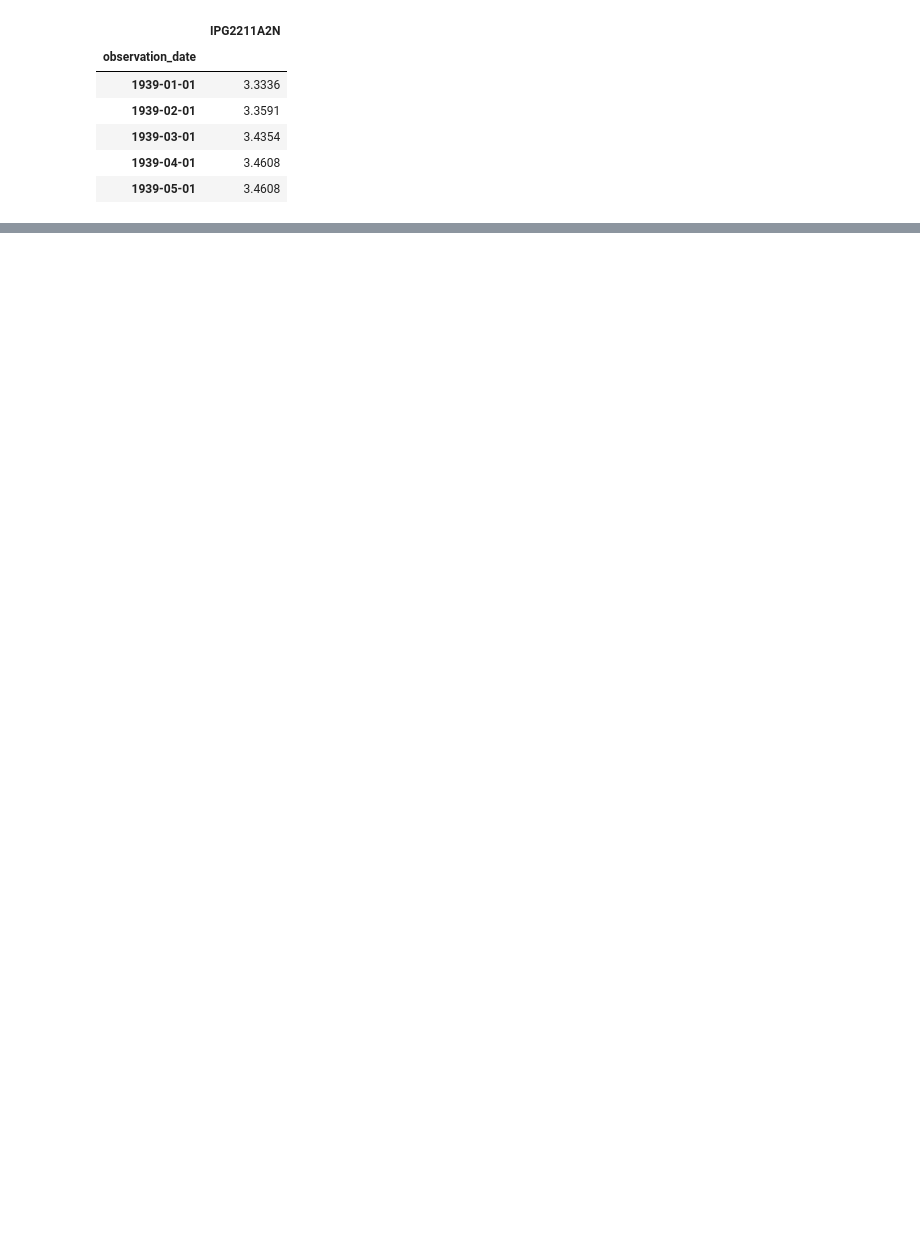
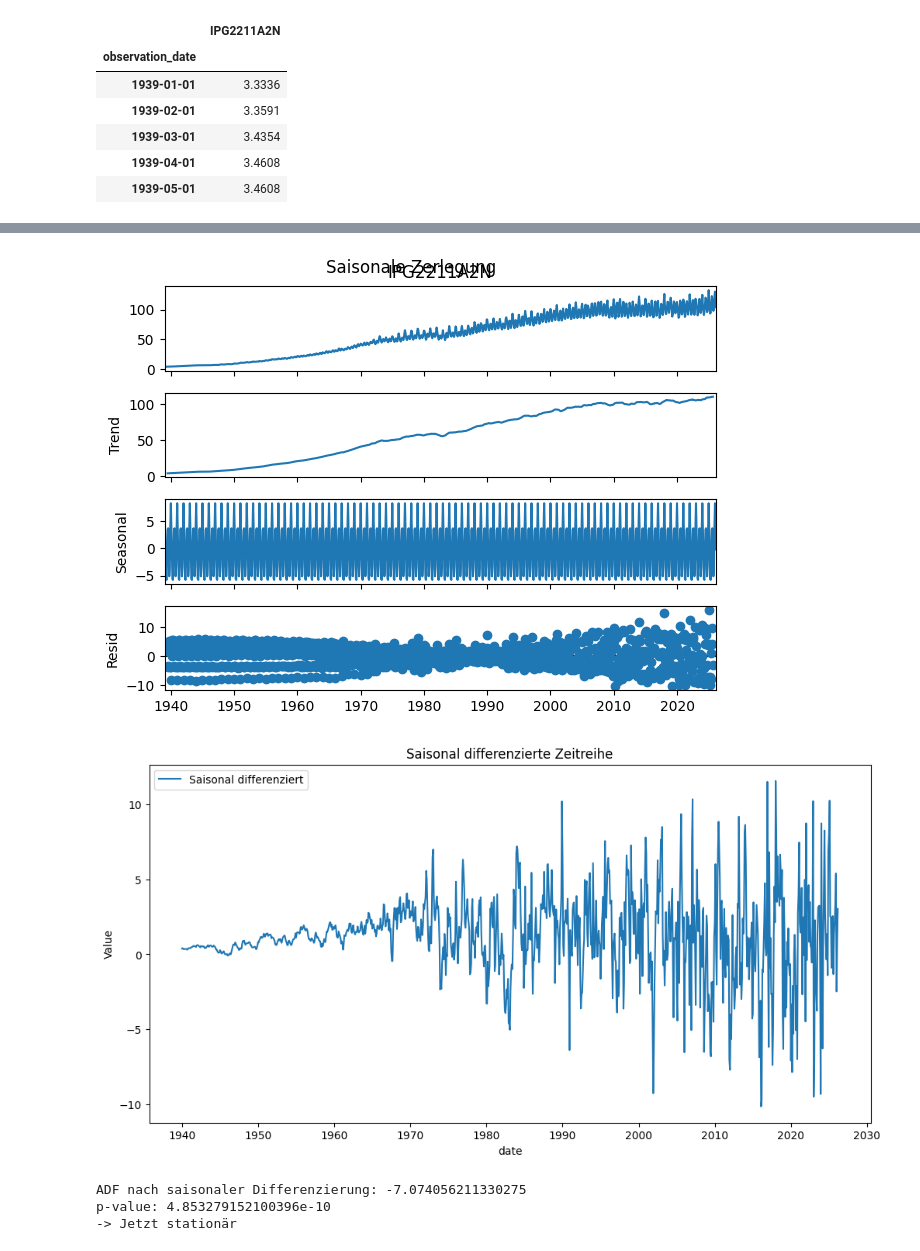
Before and after one commit to NicoBrn03/DaBi-Projektarbeit, a Jupyter notebook: Abgabe 2/ARMA_start.ipynb, the cells around one changed output, grey strips where cells are left out. Saved outputs shown, nothing was run; the diff lists cells and outputs as text; code cells hidden in the pictures; blank space fills up the shorter version.

```diff
--- a/Abgabe 2/ARMA_start.ipynb
+++ b/Abgabe 2/ARMA_start.ipynb
@@ -61 +90,35 @@ Warnings:
+# %%
+# Zeitreihe in Trend, Saisonalität und Residuen zerlegen
+# period=12 da monatliche Daten (12 Monate = 1 Jahr)
+decomposition = seasonal_decompose(time_series, model='additive', period=12)
+decomposition.plot()
+plt.suptitle('Saisonale Zerlegung')
+plt.show()
+
+# Saisonale Differenzierung um Periodizität zu entfernen
+# diff(12) subtrahiert den Wert vom Vorjahresmonat
+time_series_seasonal_diff = time_series.diff(12).dropna()
+
+plt.figure(figsize=(12,6))
+plt.plot(time_series_seasonal_diff, label='Saisonal differenziert')
+plt.xlabel('date')
+plt.ylabel('Value')
+plt.title('Saisonal differenzierte Zeitreihe')
+plt.legend()
+plt.show()
+
+# ADF-Test nach saisonaler Differenzierung zur Kontrolle
+result_sd = adfuller(time_series_seasonal_diff)
+print('ADF nach saisonaler Differenzierung:', result_sd[0])
+print('p-value:', result_sd[1])
+if result_sd[1] > 0.05:
+    print("-> Immer noch nicht stationär")
+else:
+    print("-> Jetzt stationär")
+# %% [output]
+[figure, added]
+[figure, added]
+ADF nach saisonaler Differenzierung: -7.074056211330275
+p-value: 4.853279152100396e-10
+-> Jetzt stationär
 # %%
```
Also changed, not shown: parts of 10 cells of this notebook.
